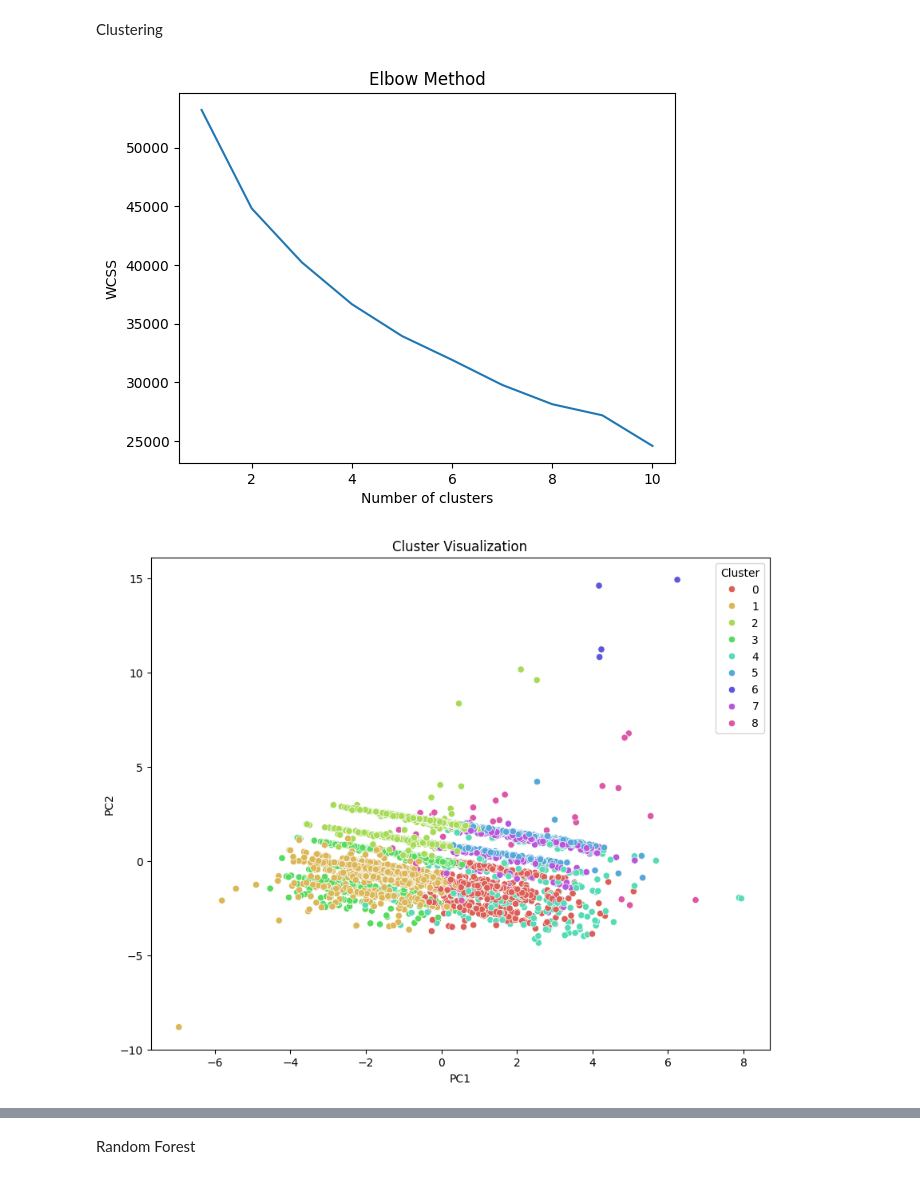
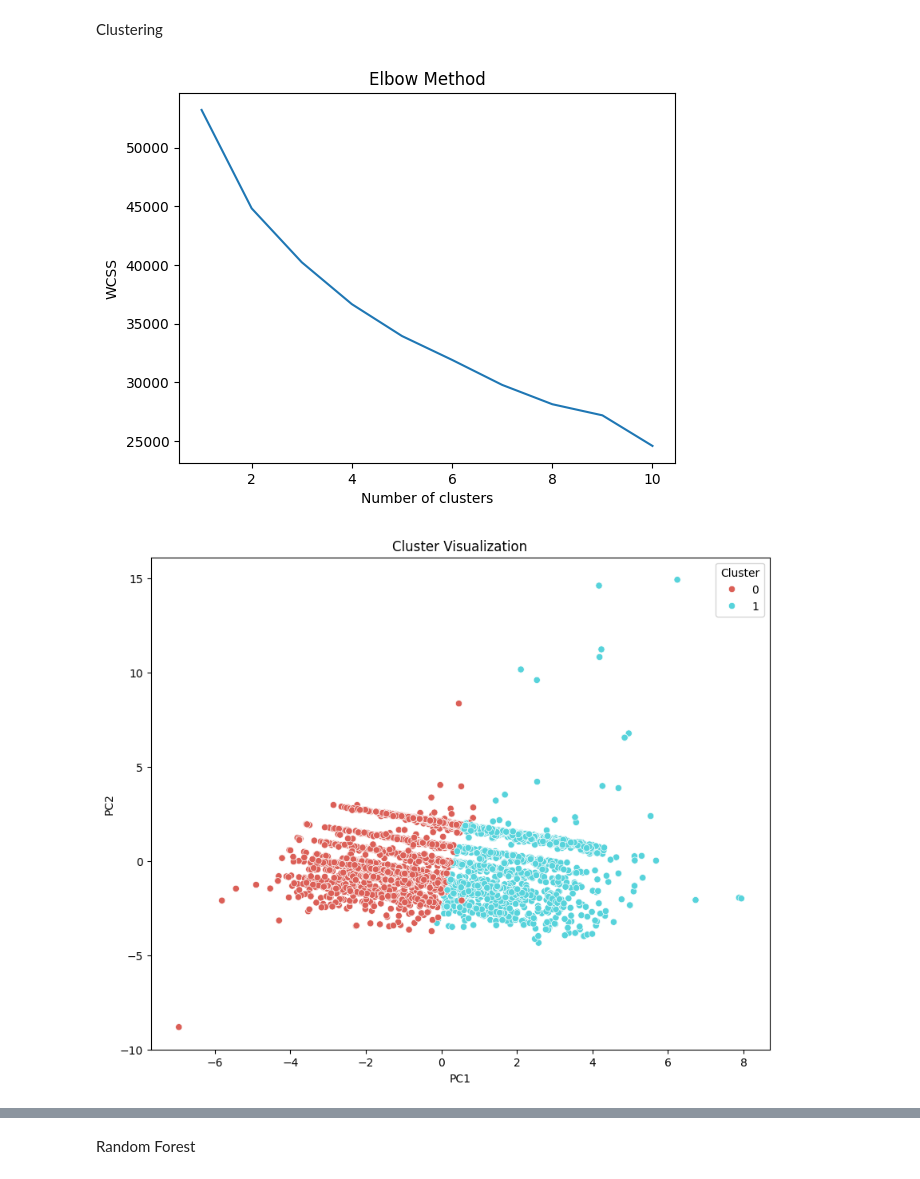
Before and after one commit to Aoyamaxx/Urban, a Jupyter notebook: fianl_data_analysis/analysis.ipynb, the cells around one changed output, grey strips where cells are left out. Cells and saved outputs as stored; diff of their text form; code cells hidden in the pictures.

```diff
--- a/fianl_data_analysis/analysis.ipynb
+++ b/fianl_data_analysis/analysis.ipynb
@@ -396,7 +394,7 @@ final_imputed_df.to_csv('imputed_data/clustering_imputed_data.csv', index=False)
 # %% [markdown]
 Clustering
 # %%
-data = pd.read_csv('imputed_data/imputed_data.csv')
+data = pd.read_csv('imputed_data/clustering_imputed_data.csv')
 
 # Exclude irrelevant features
 features = data.drop(['Sentiment_Score', 'Lat', 'Long', 'Amenities_Score', 'name', 'review_datetime_utc', 'Location_Unique', 'Translated_Review'], axis=1)
@@ -420,7 +418,7 @@ plt.ylabel('WCSS')
 plt.show()
 
 # Choose the number of k based on the elbow method
-k = 9
+k = 2
 kmeans = KMeans(n_clusters=k, init='k-means++', random_state=42)
 clusters = kmeans.fit_predict(features_scaled)
 
@@ -432,31 +430,31 @@ data['Cluster'] = clusters
 # Use PCA to reduce the dimensionality for visualization
 pca = PCA(n_components=2)
 principal_components = pca.fit_transform(features_scaled)
 
 # Add the PCA components for visualization
 data['PC1'] = principal_components[:, 0]
 data['PC2'] = principal_components[:, 1]
 
 # Plotting the clusters
 plt.figure(figsize=(10, 8))
 sns.scatterplot(x='PC1', y='PC2', hue='Cluster', data=data, palette=sns.color_palette('hls', n_colors=k))
 plt.title('Cluster Visualization')
 plt.show()
 
 numeric_cols_for_analysis = data.select_dtypes(include=['float64', 'int64']).columns
 numeric_cols_for_analysis = numeric_cols_for_analysis.drop(['PC1', 'PC2'])  # Drop the PCA components from analysis
 
 cluster_analysis = data.groupby('Cluster')[numeric_cols_for_analysis].mean()
 
 print(cluster_analysis)
 
 for cluster in sorted(data['Cluster'].unique()):
     print(f"\nCluster {cluster}:")
     print(data.loc[data['Cluster'] == cluster, 'name'])
 
 data[['name', 'Cluster', 'PC1', 'PC2']].to_csv('clustering_results_with_pca.csv', index=False)
 
 # cluster_analysis.to_csv('cluster_analysis_summary.csv', index=True)
 # %% [output]
 [figure]
-[figure, old version]
+[figure, new version]
```
Also changed, not shown: parts of 2 cells of this notebook, 1 other file.
